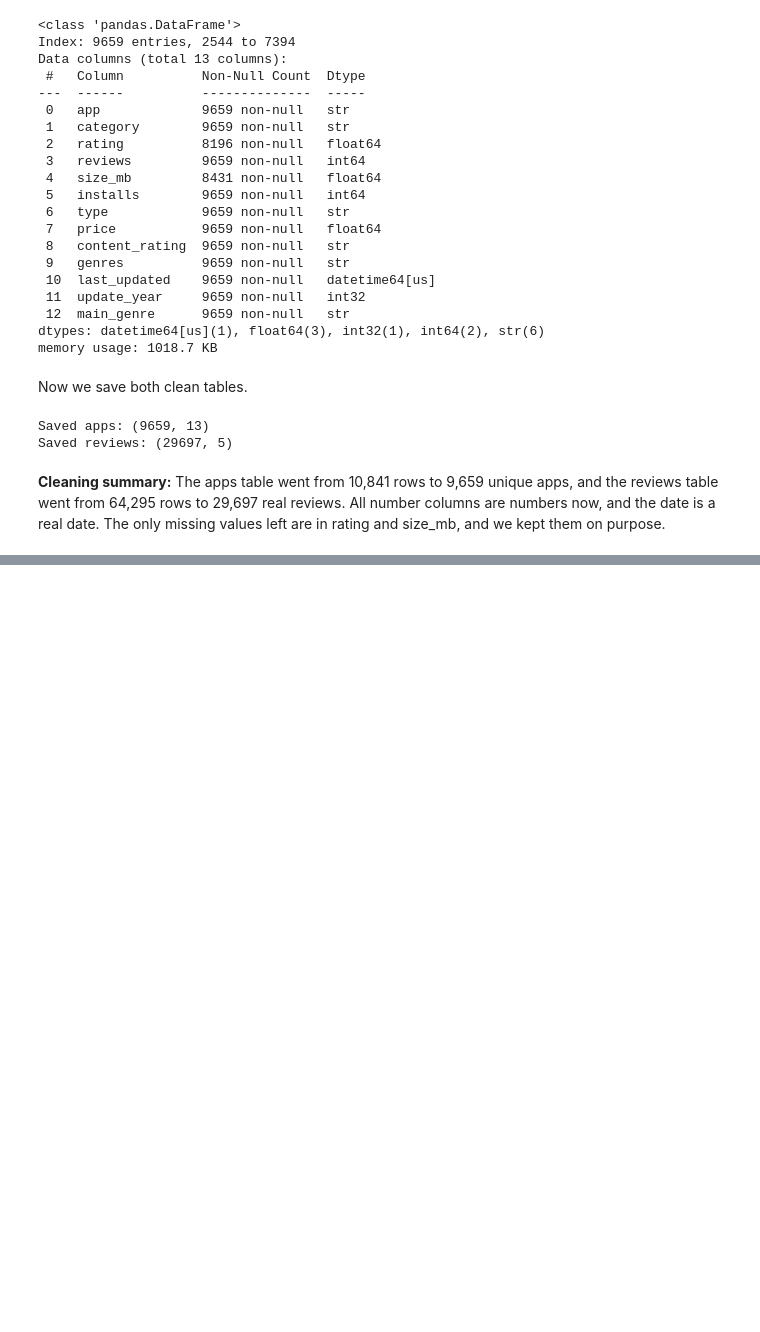
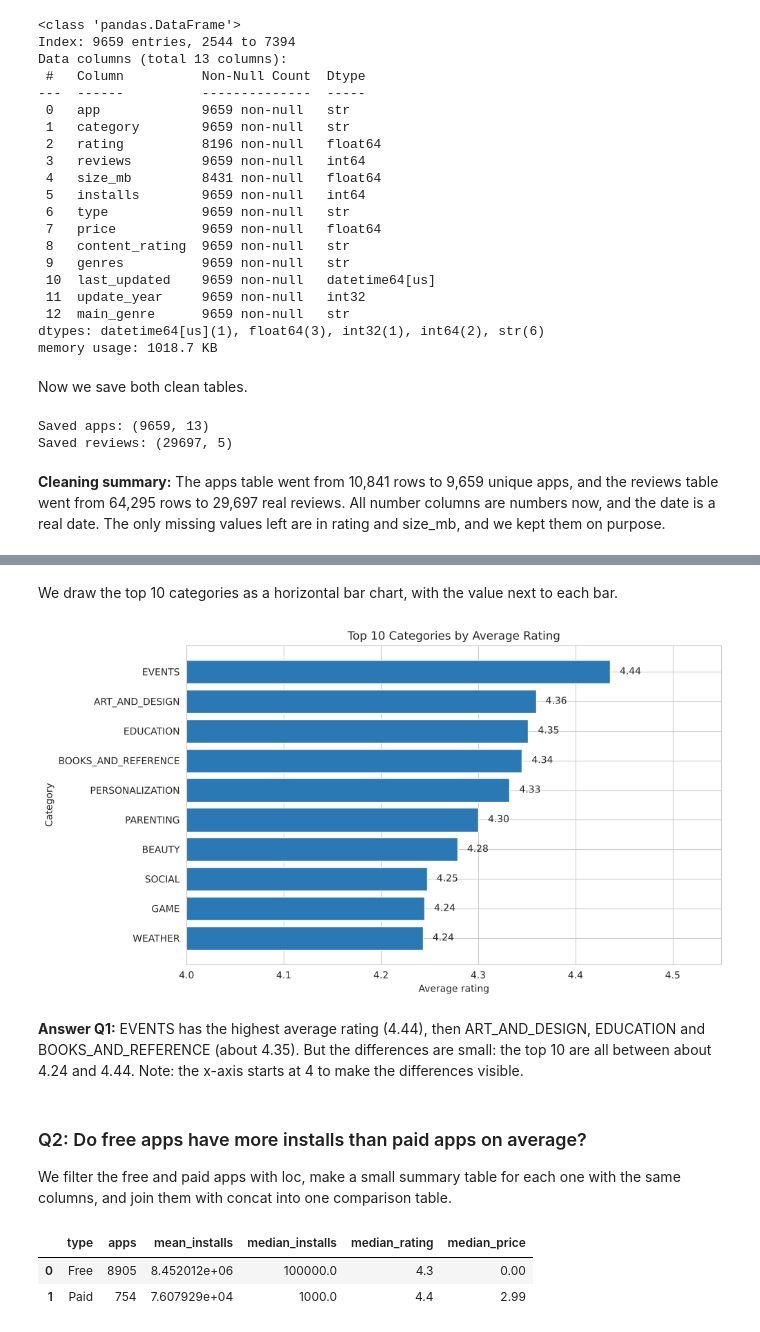
Before and after one commit to ahmed2sadeq/google-play-apps-analysis, a Jupyter notebook: project.ipynb, the cells around one changed output, grey strips where cells are left out. Cells and saved outputs as stored; diff of their text form; code cells hidden in the pictures; blank space fills up the shorter version.

```diff
--- a/project.ipynb
+++ b/project.ipynb
@@ -607,0 +635,9 @@ Saved reviews: (29697, 5)
+# %%
+category_rating = df_apps.groupby('category').agg(
+    avg_rating=('rating', 'mean'),
+    rated_apps=('rating', 'count')
+)
+category_rating = category_rating.query('rated_apps >= 30')
+category_rating = category_rating.sort_values('avg_rating', ascending=False)
+print('Categories kept:', len(category_rating))
+category_rating.head(10)
@@ -607,0 +658,49 @@ Saved reviews: (29697, 5)
+# %% [markdown]
+We draw the top 10 categories as a horizontal bar chart, with the value next to each bar.
+# %%
+top10_rating = category_rating.head(10).sort_values('avg_rating')
+
+plt.barh(top10_rating.index, top10_rating['avg_rating'], color=main_color)
+for i, value in enumerate(top10_rating['avg_rating']):
+    plt.text(value + 0.01, i, f'{value:.2f}', va='center')
+plt.xlim(4, 4.55)
+plt.title('Top 10 Categories by Average Rating')
+plt.xlabel('Average rating')
+plt.ylabel('Category')
+plt.savefig('images/02_q1_top_categories_rating.png', dpi=100, bbox_inches='tight')
+plt.show()
+# %% [output]
+[figure, added]
+# %% [markdown]
+**Answer Q1:** EVENTS has the highest average rating (4.44), then ART_AND_DESIGN, EDUCATION and BOOKS_AND_REFERENCE (about 4.35). But the differences are small: the top 10 are all between about 4.24 and 4.44. Note: the x-axis starts at 4 to make the differences visible.
+# %% [markdown]
+### Q2: Do free apps have more installs than paid apps on average?
+We filter the free and paid apps with loc, make a small summary table for each one with the same columns, and join them with concat into one comparison table.
+# %%
+free_apps = df_apps.loc[df_apps['type'] == 'Free']
+paid_apps = df_apps.loc[df_apps['type'] == 'Paid']
+
+free_summary = pd.DataFrame({
+    'type': ['Free'],
+    'apps': [len(free_apps)],
+    'mean_installs': [free_apps['installs'].mean()],
+    'median_installs': [np.median(free_apps['installs'])],
+    'median_rating': [free_apps['rating'].median()],
+    'median_price': [free_apps['price'].median()]
+})
+
+paid_summary = pd.DataFrame({
+    'type': ['Paid'],
+    'apps': [len(paid_apps)],
+    'mean_installs': [paid_apps['installs'].mean()],
+    'median_installs': [np.median(paid_apps['installs'])],
+    'median_rating': [paid_apps['rating'].median()],
+    'median_price': [paid_apps['price'].median()]
+})
+
+type_comparison = pd.concat([free_summary, paid_summary], ignore_index=True)
+type_comparison
+# %% [output]
+|  | type | apps | mean_installs | median_installs | median_rating | median_price |
+| 0 | Free | 8905 | 8.452012e+06 | 100000.0 | 4.3 | 0.00 |
+| 1 | Paid | 754 | 7.607929e+04 | 1000.0 | 4.4 | 2.99 |
```
Also changed, not shown: parts of 13 cells of this notebook, 3 other files.
